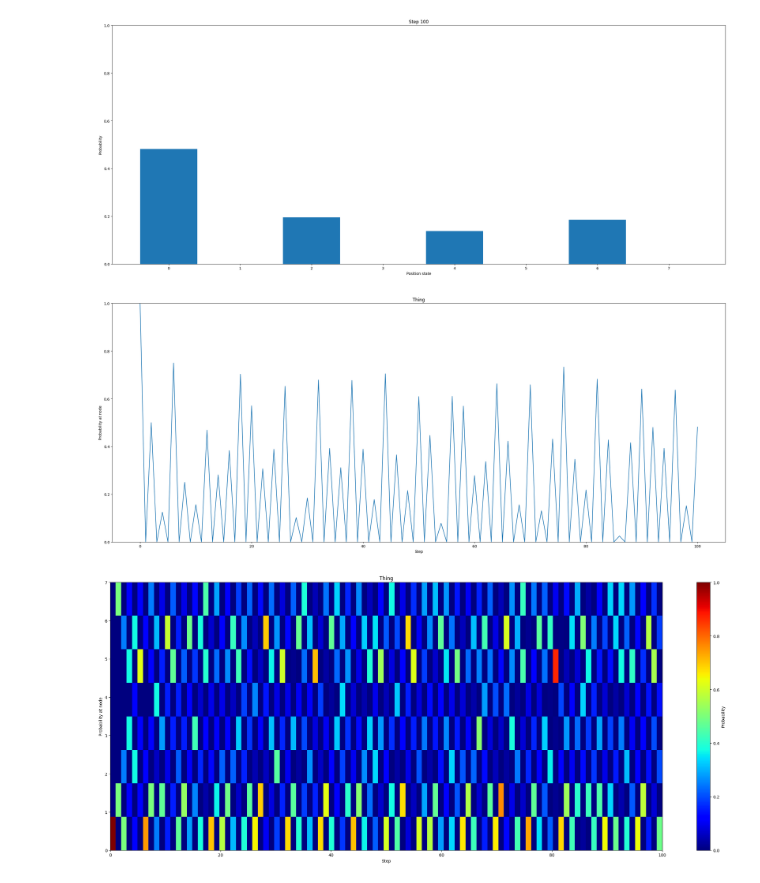
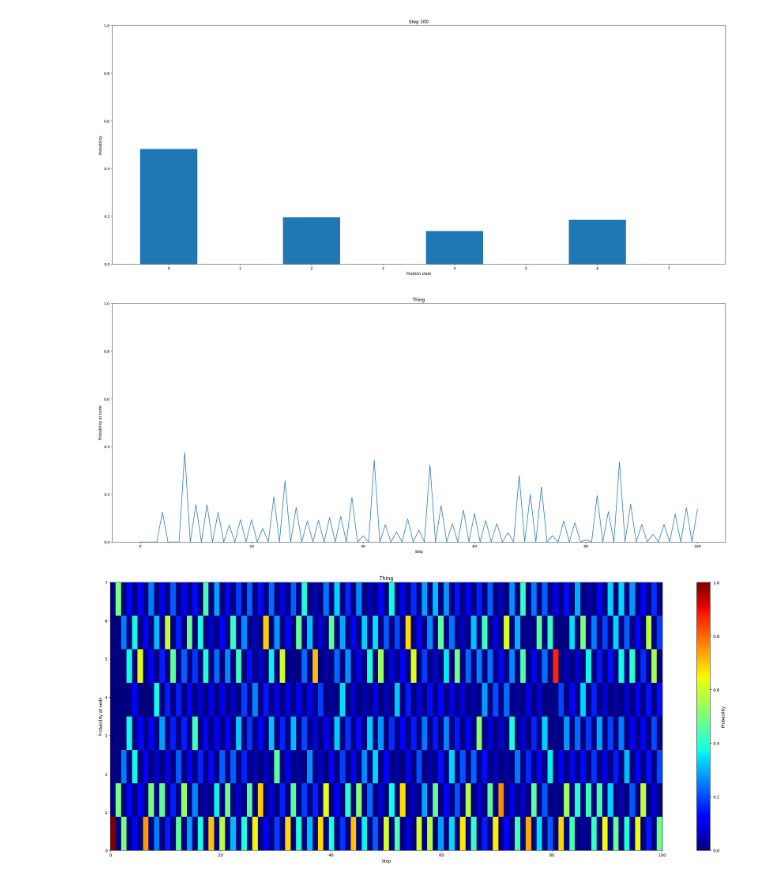
Before and after one commit to Toshihide-Sakao/DA150X-Qauntum-Szegedy-Walk, a Jupyter notebook: qiskit-saker/quantum_szegedy.ipynb, the cells around one changed output. Saved outputs shown, nothing was run; the diff lists cells and outputs as text; code cells hidden in the pictures.

Commit message:
added param to spectral specific to node

```diff
--- a/qiskit-saker/quantum_szegedy.ipynb
+++ b/qiskit-saker/quantum_szegedy.ipynb
@@ -193,8 +193,8 @@ def plot_step(values, step):
     plt.tight_layout()
     plt.show()
 # %%
-def plot_spectral(values, steps):
-    y_values = [values[step][0] for step in range(steps + 1)]
+def plot_spectral(values, steps, node):
+    y_values = [values[step][node] for step in range(steps + 1)]
 
     fig, axs = plt.subplots(1, 1, figsize=(24, 10))
 
@@ -239,9 +239,9 @@ plot_step(values, 100)
 eeh: [np.float64(0.48148888049754507), np.float64(1.6892833111909726e-32), np.float64(0.1956602206627926), np.float64(1.606240295072101e-32), np.float64(0.13742491955051317), np.float64(1.201166976701 ...
 [figure]
 # %%
-plot_spectral(values, 100)
+plot_spectral(values, 100, 4)
 # %% [output]
-[figure, old version]
+[figure, new version]
 # %%
 plot_heat_map(values, 100)
 # %% [output]
```
